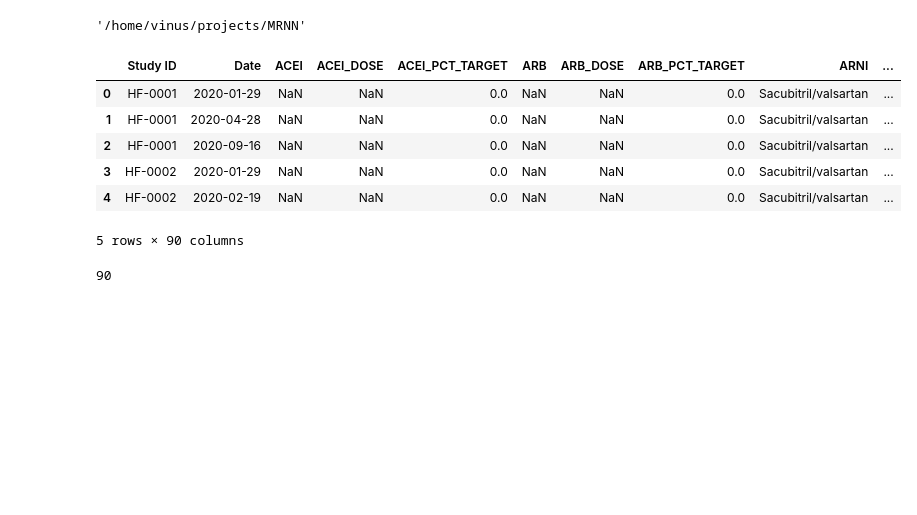
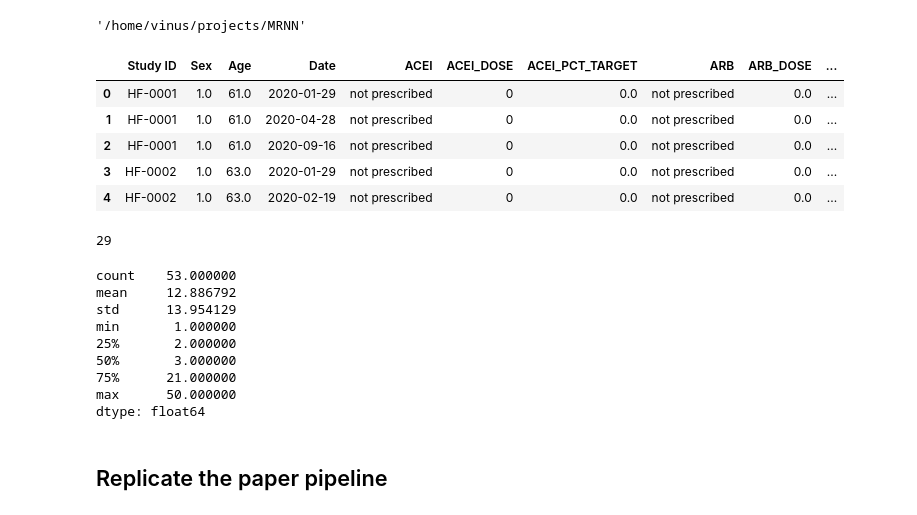
Before and after one commit to viniciusnvcosta/MRNN, a Jupyter notebook: notebooks/ts_analysis.ipynb, the cells around one changed output. Drawn from its saved outputs; the diff is of its cells as text; code cells hidden in the pictures; blank space fills up the shorter version.

```diff
--- a/notebooks/ts_analysis.ipynb
+++ b/notebooks/ts_analysis.ipynb
@@ -3,6 +3,10 @@
 # %%
 import os
 import pandas as pd
+
+# column and rows limit
+pd.set_option('display.max_columns', 50)
+pd.set_option('display.max_rows', 50)
 # %%
 os.chdir('../')
 os.getcwd()
@@ -13,16 +18,29 @@ os.getcwd()
 # pd.read_excel('data/next_medication_doses_biweek_dataframe_v1.xlsx').to_csv('data/next_medication_doses_biweek_dataframe_v1.csv', index=False)
 # %%
-df = pd.read_csv('data/next_medication_doses_biweek_dataframe_v1.csv').drop(columns=['Unnamed: 0'])
+df = pd.read_csv('data/df_doses_fill_missing_values.csv').drop(columns=['Unnamed: 0'])
 df.head()
 # %% [output]
-|  | Study ID | Date | ACEI | ACEI_DOSE | ACEI_PCT_TARGET | ARB | ARB_DOSE | ARB_PCT_TARGET | ARNI | ... |
-| 0 | HF-0001 | 2020-01-29 | NaN | NaN | 0.0 | NaN | NaN | 0.0 | Sacubitril/valsartan | ... |
-| 1 | HF-0001 | 2020-04-28 | NaN | NaN | 0.0 | NaN | NaN | 0.0 | Sacubitril/valsartan | ... |
-| 2 | HF-0001 | 2020-09-16 | NaN | NaN | 0.0 | NaN | NaN | 0.0 | Sacubitril/valsartan | ... |
-| 3 | HF-0002 | 2020-01-29 | NaN | NaN | 0.0 | NaN | NaN | 0.0 | Sacubitril/valsartan | ... |
-| 4 | HF-0002 | 2020-02-19 | NaN | NaN | 0.0 | NaN | NaN | 0.0 | Sacubitril/valsartan | ... |
+|  | Study ID | Sex | Age | Date | ACEI | ACEI_DOSE | ACEI_PCT_TARGET | ARB | ARB_DOSE | ... |
+| 0 | HF-0001 | 1.0 | 61.0 | 2020-01-29 | not prescribed | 0 | 0.0 | not prescribed | 0.0 | ... |
+| 1 | HF-0001 | 1.0 | 61.0 | 2020-04-28 | not prescribed | 0 | 0.0 | not prescribed | 0.0 | ... |
+| 2 | HF-0001 | 1.0 | 61.0 | 2020-09-16 | not prescribed | 0 | 0.0 | not prescribed | 0.0 | ... |
+| 3 | HF-0002 | 1.0 | 63.0 | 2020-01-29 | not prescribed | 0 | 0.0 | not prescribed | 0.0 | ... |
+| 4 | HF-0002 | 1.0 | 63.0 | 2020-02-19 | not prescribed | 0 | 0.0 | not prescribed | 0.0 | ... |
-5 rows × 90 columns
 # %%
 df.columns.size
 # %% [output]
-90
+29
+# %%
+df.value_counts('Study ID').describe()
+# %% [output]
+count    53.000000
+mean     12.886792
+std      13.954129
+min       1.000000
+25%       2.000000
+50%       3.000000
+75%      21.000000
+max      50.000000
+dtype: float64
+# %% [markdown]
+## Replicate the paper pipeline
```
Also changed, not shown: parts of 25 cells of this notebook, 5 other files.
